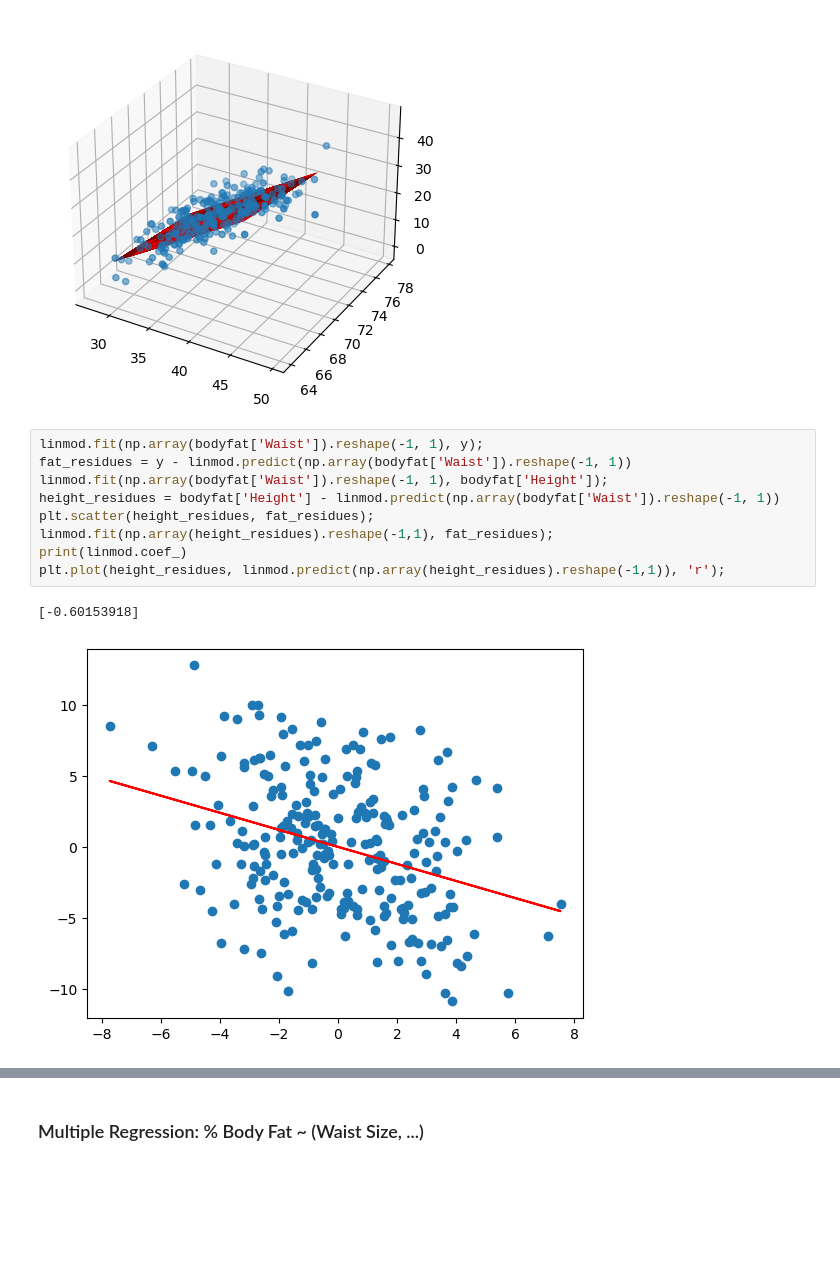
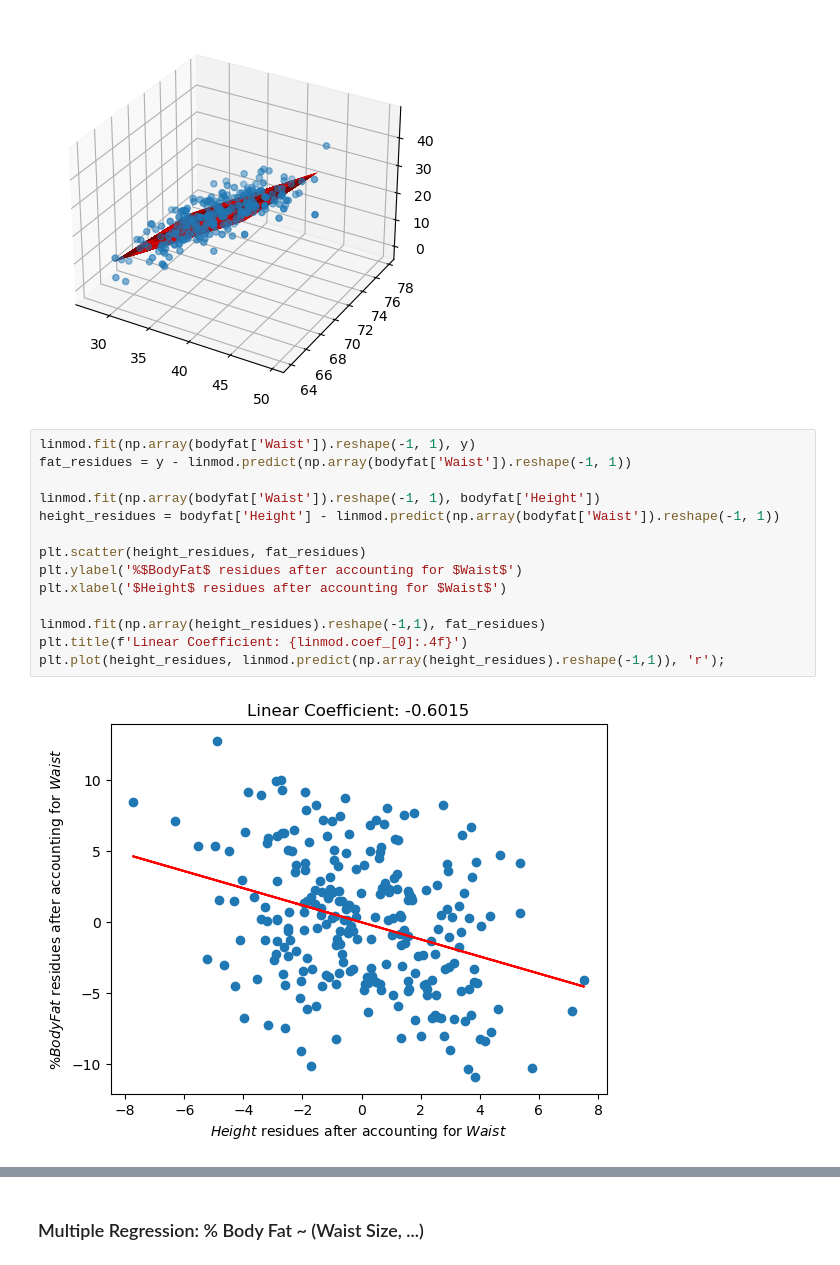
Before and after one commit to StephenDSNYC/IS5, a Jupyter notebook: code/ch09/ch09bodyfat.ipynb, the cells around one changed output, grey strips where cells are left out. Drawn from its saved outputs; the diff is of its cells as text; blank space fills up the shorter version.

```diff
--- a/code/ch09/ch09bodyfat.ipynb
+++ b/code/ch09/ch09bodyfat.ipynb
@@ -84,14 +93,18 @@ ax.plot_surface(X1, X2, fitted, color='r');
 # %% [output]
 [figure]
 # %%
-linmod.fit(np.array(bodyfat['Waist']).reshape(-1, 1), y);
+linmod.fit(np.array(bodyfat['Waist']).reshape(-1, 1), y)
 fat_residues = y - linmod.predict(np.array(bodyfat['Waist']).reshape(-1, 1))
-linmod.fit(np.array(bodyfat['Waist']).reshape(-1, 1), bodyfat['Height']);
+
+linmod.fit(np.array(bodyfat['Waist']).reshape(-1, 1), bodyfat['Height'])
 height_residues = bodyfat['Height'] - linmod.predict(np.array(bodyfat['Waist']).reshape(-1, 1))
-plt.scatter(height_residues, fat_residues);
-linmod.fit(np.array(height_residues).reshape(-1,1), fat_residues);
-print(linmod.coef_)
+
+plt.scatter(height_residues, fat_residues)
+plt.ylabel('%$BodyFat$ residues after accounting for $Waist$')
+plt.xlabel('$Height$ residues after accounting for $Waist$')
+
+linmod.fit(np.array(height_residues).reshape(-1,1), fat_residues)
+plt.title(f'Linear Coefficient: {linmod.coef_[0]:.4f}')
 plt.plot(height_residues, linmod.predict(np.array(height_residues).reshape(-1,1)), 'r');
 # %% [output]
-[-0.60153918]
-[figure, old version]
+[figure, new version]
```
Also changed, not shown: parts of 7 cells of this notebook, 2 other files.
